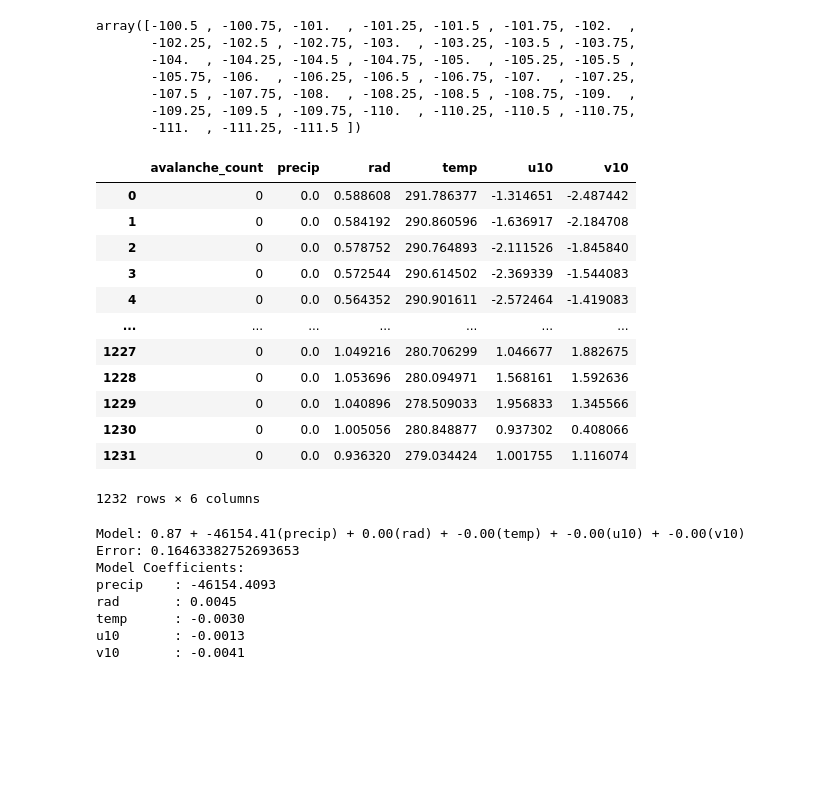
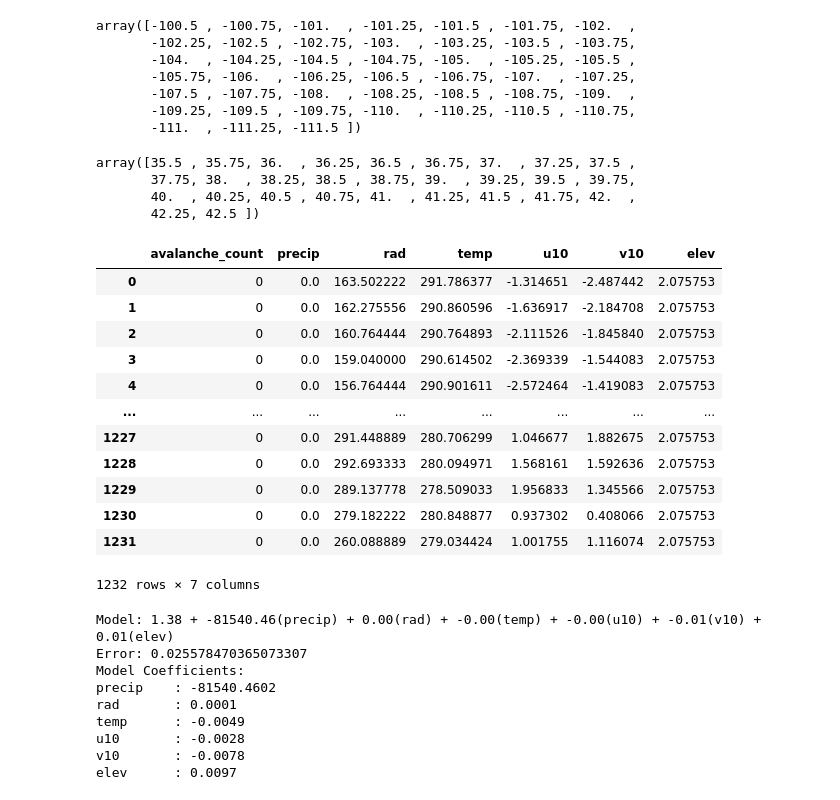
Before and after one commit to joeyh0/DRP_Spr2025, a Jupyter notebook: Scripts/Week3.ipynb, the cells around one changed output. Saved outputs shown, nothing was run; the diff lists cells and outputs as text; code cells hidden in the pictures; blank space fills up the shorter version.

```diff
--- a/Scripts/Week3.ipynb
+++ b/Scripts/Week3.ipynb
@@ -97,0 +91,11 @@ Exception: richdem.LoadGDAL() requires GDAL.
+# %%
+elev_data = []
+row_arr = np.array_split(dem, 20)
+#print(row_arr)
+for arr in row_arr:
+    col_arr = np.array_split(arr, 36, axis = 1)
+    row_means = []
+    for arr in col_arr:
+        row_means.append(float(np.mean(arr)))
+    row_means.reverse()
+    elev_data.append(row_means)
@@ -159,6 +178,13 @@ array([-100.5 , -100.75, -101.  , -101.25, -101.5 , -101.75, -102.  ,
        -107.5 , -107.75, -108.  , -108.25, -108.5 , -108.75, -109.  ,
        -109.25, -109.5 , -109.75, -110.  , -110.25, -110.5 , -110.75,
        -111.  , -111.25, -111.5 ])
+# %%
+lat_edges
+# %% [output]
+array([35.5 , 35.75, 36.  , 36.25, 36.5 , 36.75, 37.  , 37.25, 37.5 ,
+       37.75, 38.  , 38.25, 38.5 , 38.75, 39.  , 39.25, 39.5 , 39.75,
+       40.  , 40.25, 40.5 , 40.75, 41.  , 41.25, 41.5 , 41.75, 42.  ,
+       42.25, 42.5 ])
 # %%
 avalanche_count = []
 precip_by_cell = []
@@ -166,6 +192,7 @@ rad_by_cell = []
 temp_by_cell = []
 u10_by_cell = []
 v10_by_cell = []
+elev_by_cell = []
 
 for i in range(len(lon_edges) - 1):
     for j in range(len(lat_edges) - 1):
@@ -177,32 +204,37 @@ for i in range(len(lon_edges) - 1):
         temp_by_cell.append(inst_data['t2m'].sel(valid_time='2025-02-25', latitude=lat_edges[j], longitude=lon_edges[i], method='nearest').item())
         u10_by_cell.append(inst_data['u10'].sel(valid_time='2025-02-25', latitude=lat_edges[j], longitude=lon_edges[i], method='nearest').item())
         v10_by_cell.append(inst_data['v10'].sel(valid_time='2025-02-25', latitude=lat_edges[j], longitude=lon_edges[i], method='nearest').item())
+        if ((i-2 >= 0 and i-2 < 35) and (j-2 >= 0 and j-2 < 19)):
+            elev_by_cell.append(elev_data[j-2][i-6])
+        else:
+            elev_by_cell.append(2075.753230282922)
 # %%
-df = pd.DataFrame({'avalanche_count': avalanche_count, 'precip': precip_by_cell, 'rad': rad_by_cell, 'temp': temp_by_cell, 'u10': u10_by_cell, 'v10': v10_by_cell})
-df['rad'] /= 1000000
+df = pd.DataFrame({'avalanche_count': avalanche_count, 'precip': precip_by_cell, 'rad': rad_by_cell, 'temp': temp_by_cell, 'u10': u10_by_cell, 'v10': v10_by_cell, 'elev': elev_by_cell})
+df['rad'] /= 3600
+df['elev'] /= 1000
 #df['temp'] = (df['temp'] - 272.15) * 1.8 + 32 # Convert Kelvin to Fahrenheit
 df
 # %% [output]
-|  | avalanche_count | precip | rad | temp | u10 | v10 |
-| 0 | 0 | 0.0 | 0.588608 | 291.786377 | -1.314651 | -2.487442 |
-| 1 | 0 | 0.0 | 0.584192 | 290.860596 | -1.636917 | -2.184708 |
-| 2 | 0 | 0.0 | 0.578752 | 290.764893 | -2.111526 | -1.845840 |
-| 3 | 0 | 0.0 | 0.572544 | 290.614502 | -2.369339 | -1.544083 |
-| 4 | 0 | 0.0 | 0.564352 | 290.901611 | -2.572464 | -1.419083 |
-| ... | ... | ... | ... | ... | ... | ... |
-| 1227 | 0 | 0.0 | 1.049216 | 280.706299 | 1.046677 | 1.882675 |
-| 1228 | 0 | 0.0 | 1.053696 | 280.094971 | 1.568161 | 1.592636 |
-| 1229 | 0 | 0.0 | 1.040896 | 278.509033 | 1.956833 | 1.345566 |
-| 1230 | 0 | 0.0 | 1.005056 | 280.848877 | 0.937302 | 0.408066 |
-| 1231 | 0 | 0.0 | 0.936320 | 279.034424 | 1.001755 | 1.116074 |
+|  | avalanche_count | precip | rad | temp | u10 | v10 | elev |
+| 0 | 0 | 0.0 | 163.502222 | 291.786377 | -1.314651 | -2.487442 | 2.075753 |
+| 1 | 0 | 0.0 | 162.275556 | 290.860596 | -1.636917 | -2.184708 | 2.075753 |
+| 2 | 0 | 0.0 | 160.764444 | 290.764893 | -2.111526 | -1.845840 | 2.075753 |
+| 3 | 0 | 0.0 | 159.040000 | 290.614502 | -2.369339 | -1.544083 | 2.075753 |
+| 4 | 0 | 0.0 | 156.764444 | 290.901611 | -2.572464 | -1.419083 | 2.075753 |
+| ... | ... | ... | ... | ... | ... | ... | ... |
+| 1227 | 0 | 0.0 | 291.448889 | 280.706299 | 1.046677 | 1.882675 | 2.075753 |
+| 1228 | 0 | 0.0 | 292.693333 | 280.094971 | 1.568161 | 1.592636 | 2.075753 |
+| 1229 | 0 | 0.0 | 289.137778 | 278.509033 | 1.956833 | 1.345566 | 2.075753 |
+| 1230 | 0 | 0.0 | 279.182222 | 280.848877 | 0.937302 | 0.408066 | 2.075753 |
+| 1231 | 0 | 0.0 | 260.088889 | 279.034424 | 1.001755 | 1.116074 | 2.075753 |
-1232 rows × 6 columns
+1232 rows × 7 columns
 # %%
 def model_parameters(reg, columns):
     """Returns a string with the linear regression model parameters for the given column names."""
     slopes = [f"{coef:.2f}({columns[i]})" for i, coef in enumerate(reg.coef_)]
     return " + ".join([f"{reg.intercept_:.2f}"] + slopes)
 
-predictors = ['precip', 'rad', 'temp', 'u10', 'v10']
+predictors = ['precip', 'rad', 'temp', 'u10', 'v10', 'elev']
 outcome = 'avalanche_count'
 
 X = df[predictors]
@@ -221,14 +253,15 @@ print("Model Coefficients:")
 for feature, coef in zip(predictors, model.coef_):
     print(f"{feature:10s}: {coef:.4f}")
 # %% [output]
-Model: 0.87 + -46154.41(precip) + 0.00(rad) + -0.00(temp) + -0.00(u10) + -0.00(v10)
-Error: 0.16463382752693653
+Model: 1.38 + -81540.46(precip) + 0.00(rad) + -0.00(temp) + -0.00(u10) + -0.01(v10) + 0.01(elev)
+Error: 0.025578470365073307
 Model Coefficients:
-precip    : -46154.4093
-rad       : 0.0045
-temp      : -0.0030
-u10       : -0.0013
-v10       : -0.0041
+precip    : -81540.4602
+rad       : 0.0001
+temp      : -0.0049
+u10       : -0.0028
+v10       : -0.0078
+elev      : 0.0097
 # %%
 for predict in predictors:
     print("\n" + str(predict) + ": ")
```
Also changed, not shown: parts of 14 cells of this notebook, 4 other files.
